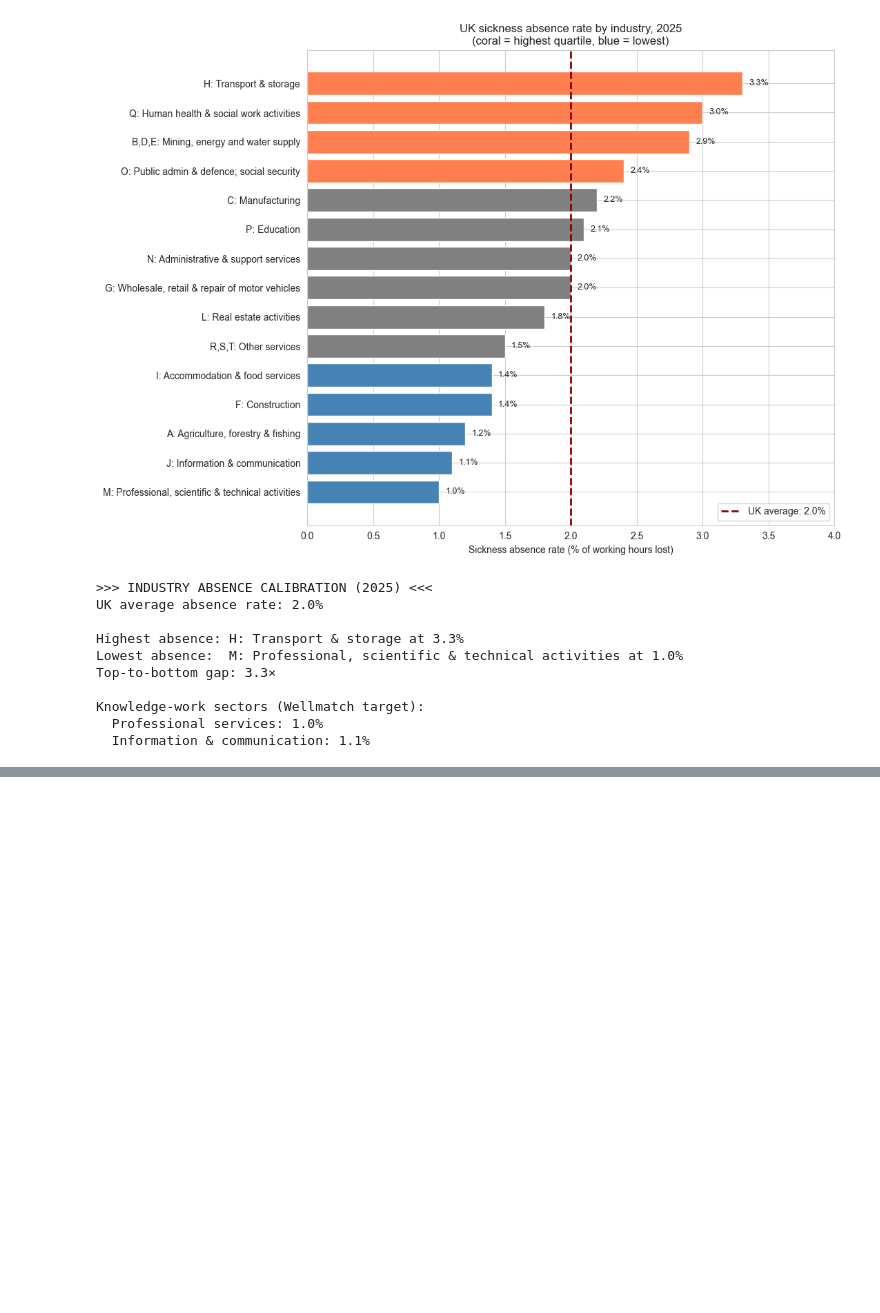
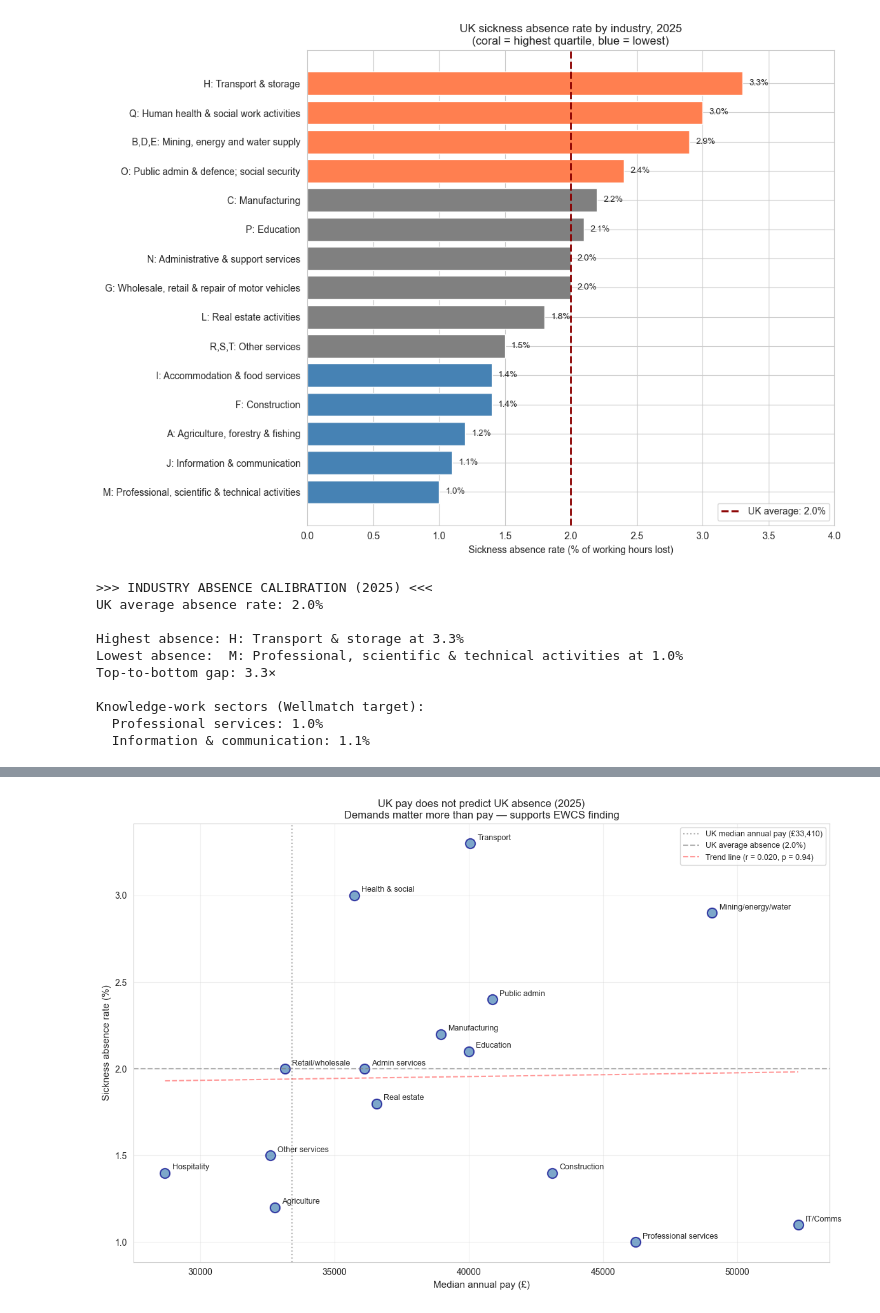
Before and after one commit to Abhi4091-art/Wellmatch-Ltd, a Jupyter notebook: notebooks/03_ons_eda.ipynb, the cells around one changed output, grey strips where cells are left out. Cells and saved outputs as stored; diff of their text form; code cells hidden in the pictures; blank space fills up the shorter version.

```diff
--- a/notebooks/03_ons_eda.ipynb
+++ b/notebooks/03_ons_eda.ipynb
@@ -650,0 +661,6 @@ Knowledge-work sectors (Wellmatch target):
+# %%
+# Inspect ASHE Table 1 — All employees' pay and paid hours by sex, UK, 1997-2025
+raw_t1 = pd.read_excel(ASHE_PATH, sheet_name='Table 1', header=None)
+print(f"Shape: {raw_t1.shape}")
+print(f"\nFirst 12 rows × first 8 cols:")
+print(raw_t1.iloc[:12, :8])
@@ -650,0 +810,14 @@ Knowledge-work sectors (Wellmatch target):
+# %%
+# The last 3 rows are weekly pay (around £1,000) leaking into our annual figures
+# Filter to keep only annual-scale numbers (>£20,000)
+
+ashe_industry_clean = ashe_industry[
+    ashe_industry['median_annual_pay_2025'] > 20000
+].copy()
+
+# Also drop any duplicates that might be hiding
+ashe_industry_clean = ashe_industry_clean.drop_duplicates(subset='industry', keep='first')
+
+print(f"Industries after cleanup: {len(ashe_industry_clean)}")
+print(f"\nFinal pay-by-industry table (2025), sorted highest to lowest:\n")
+print(ashe_industry_clean.sort_values('median_annual_pay_2025', ascending=False).to_string(index=False))
@@ -650,0 +916,76 @@ Knowledge-work sectors (Wellmatch target):
+# %%
+# Scatter: pay vs absence by UK industry, 2025
+fig, ax = plt.subplots(figsize=(12, 8))
+
+# Scatter
+ax.scatter(combined['median_annual_pay_2025'], combined['absence_rate_2025'],
+           s=120, alpha=0.7, color='steelblue', edgecolor='darkblue', linewidth=1.5)
+
+# Label each point with shortened industry name
+for _, row in combined.iterrows():
+    label = row['sic_letter'].split(':')[1].strip() if ':' in row['sic_letter'] else row['sic_letter']
+    # Shorten very long labels
+    if 'Public admin' in label:
+        label = 'Public admin'
+    elif 'Wholesale, retail' in label:
+        label = 'Retail/wholesale'
+    elif 'Professional' in label:
+        label = 'Professional services'
+    elif 'Mining' in label:
+        label = 'Mining/energy/water'
+    elif 'Human health' in label:
+        label = 'Health & social'
+    elif 'Accommodation' in label:
+        label = 'Hospitality'
+    elif 'Information' in label:
+        label = 'IT/Comms'
+    elif 'Agriculture' in label:
+        label = 'Agriculture'
+    elif 'Transport' in label:
+        label = 'Transport'
+    elif 'Real estate' in label:
+        label = 'Real estate'
+    elif 'Administrative' in label:
+        label = 'Admin services'
+    elif 'Other services' in label:
+        label = 'Other services'
+    elif 'Manufacturing' in label:
+        label = 'Manufacturing'
+
+    ax.annotate(label,
+                xy=(row['median_annual_pay_2025'], row['absence_rate_2025']),
+                xytext=(8, 4), textcoords='offset points',
+                fontsize=9)
+
+# Reference lines
+uk_avg_pay = ashe_weekly.iloc[-1]['median_weekly_pay_gbp'] * 52
+ax.axvline(uk_avg_pay, color='gray', linestyle=':', alpha=0.6, label=f'UK median annual pay (£{uk_avg_pay:,.0f})')
+ax.axhline(2.0, color='gray', linestyle='--', alpha=0.6, label='UK average absence (2.0%)')
+
+# Compute the regression line (even though r ≈ 0)
+from scipy.stats import linregress
+slope, intercept, r_val, p_val, _ = linregress(
+    combined['median_annual_pay_2025'], combined['absence_rate_2025']
+)
+x_range = np.array([combined['median_annual_pay_2025'].min(),
+                    combined['median_annual_pay_2025'].max()])
+ax.plot(x_range, slope * x_range + intercept, 'r--', alpha=0.4,
+        label=f'Trend line (r = {r_val:.3f}, p = {p_val:.2f})')
+
+ax.set_xlabel('Median annual pay (£)', fontsize=11)
+ax.set_ylabel('Sickness absence rate (%)', fontsize=11)
+ax.set_title('UK pay does not predict UK absence (2025)\nDemands matter more than pay — supports EWCS finding',
+             fontsize=12)
+ax.legend(loc='upper right', fontsize=9)
+ax.grid(alpha=0.3)
+
+plt.tight_layout()
+plt.savefig(OUTPUTS_FIGURES / 'ons_pay_vs_absence_by_industry.png', dpi=150, bbox_inches='tight')
+plt.show()
+
+print("\n>>> KEY FINDING <<<")
+print(f"UK sector-level correlation: pay vs absence = {r_val:.3f} (p = {p_val:.2f}, n = {len(combined)})")
+print(f"Pay does NOT predict sickness absence at the industry level.")
+print(f"This triangulates with EWCS finding that pay is not in the top predictors of intent-to-leave.")
+# %% [output]
+[figure, added]
```
Also changed, not shown: parts of 17 cells of this notebook, 3 other files.
